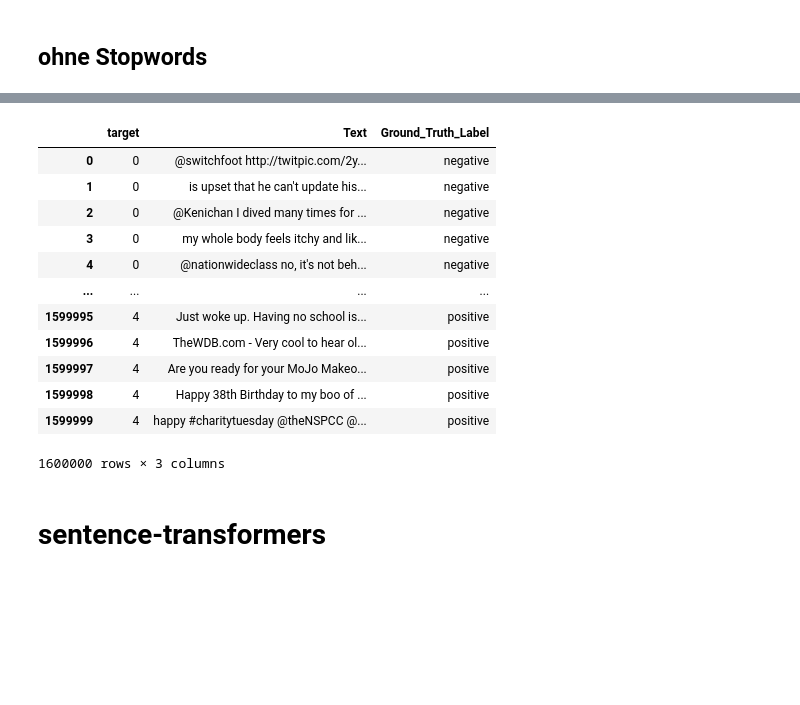
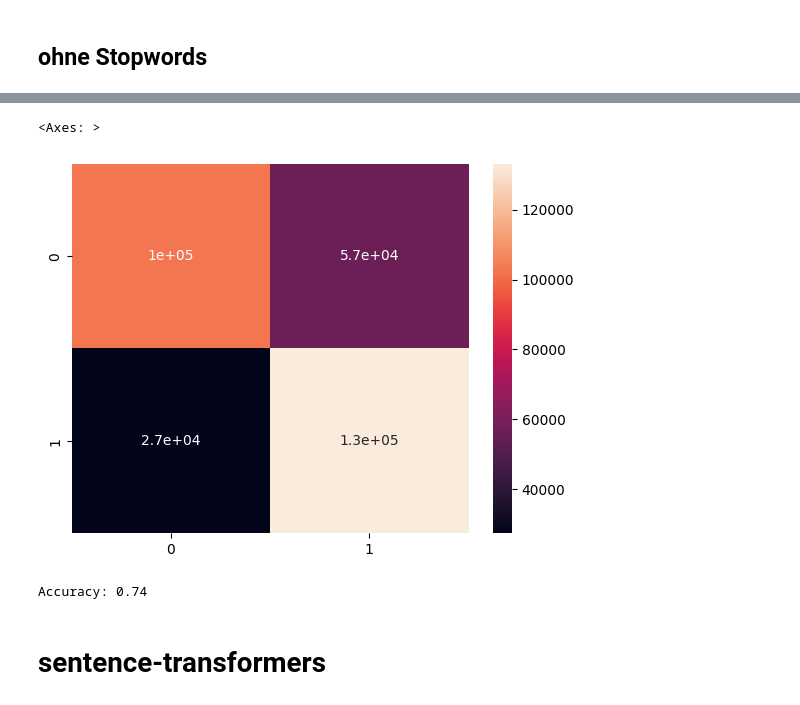
Before and after one commit to Lukas-wsc/Data-Exploration, a Jupyter notebook: Training/LGBM/LGBM.ipynb, the cells around one changed output, grey strips where cells are left out. Cells and saved outputs as stored; diff of their text form; code cells hidden in the pictures; blank space fills up the shorter version.

Commit message:
LGBM

```diff
--- a/Training/LGBM/LGBM.ipynb
+++ b/Training/LGBM/LGBM.ipynb
@@ -30,19 +38,15 @@ LightGBMError: scikit-learn is required for lightgbm.sklearn. You must install s
-# %%
-df
-# %% [output]
-|  | target | Text | Ground_Truth_Label |
-| 0 | 0 | @switchfoot http://twitpic.com/2y... | negative |
-| 1 | 0 | is upset that he can't update his... | negative |
-| 2 | 0 | @Kenichan I dived many times for ... | negative |
-| 3 | 0 | my whole body feels itchy and lik... | negative |
-| 4 | 0 | @nationwideclass no, it's not beh... | negative |
-| ... | ... | ... | ... |
-| 1599995 | 4 | Just woke up. Having no school is... | positive |
-| 1599996 | 4 | TheWDB.com - Very cool to hear ol... | positive |
-| 1599997 | 4 | Are you ready for your MoJo Makeo... | positive |
-| 1599998 | 4 | Happy 38th Birthday to my boo of ... | positive |
-| 1599999 | 4 | happy #charitytuesday @theNSPCC @... | positive |
-1600000 rows × 3 columns
+# %%
+y_pred_lgbm = model.predict(X_test)
+# %%
+cm_lgbm = confusion_matrix(y_test, y_pred_lgbm)
+sns.heatmap(cm_lgbm, annot=True)
+# %% [output]
+<Axes: >
+[figure, added]
+# %%
+print(f'Accuracy: {accuracy_score(y_test, y_pred_lgbm):.2f}')
+# %% [output]
+Accuracy: 0.74
 # %%
 # def clean_text(text):
 #     text = re.sub(r'[@#]\w+', ' ', text)  # Entfernen von Hashtags und
```
Also changed, not shown: parts of 2 cells of this notebook, 1 other file.
